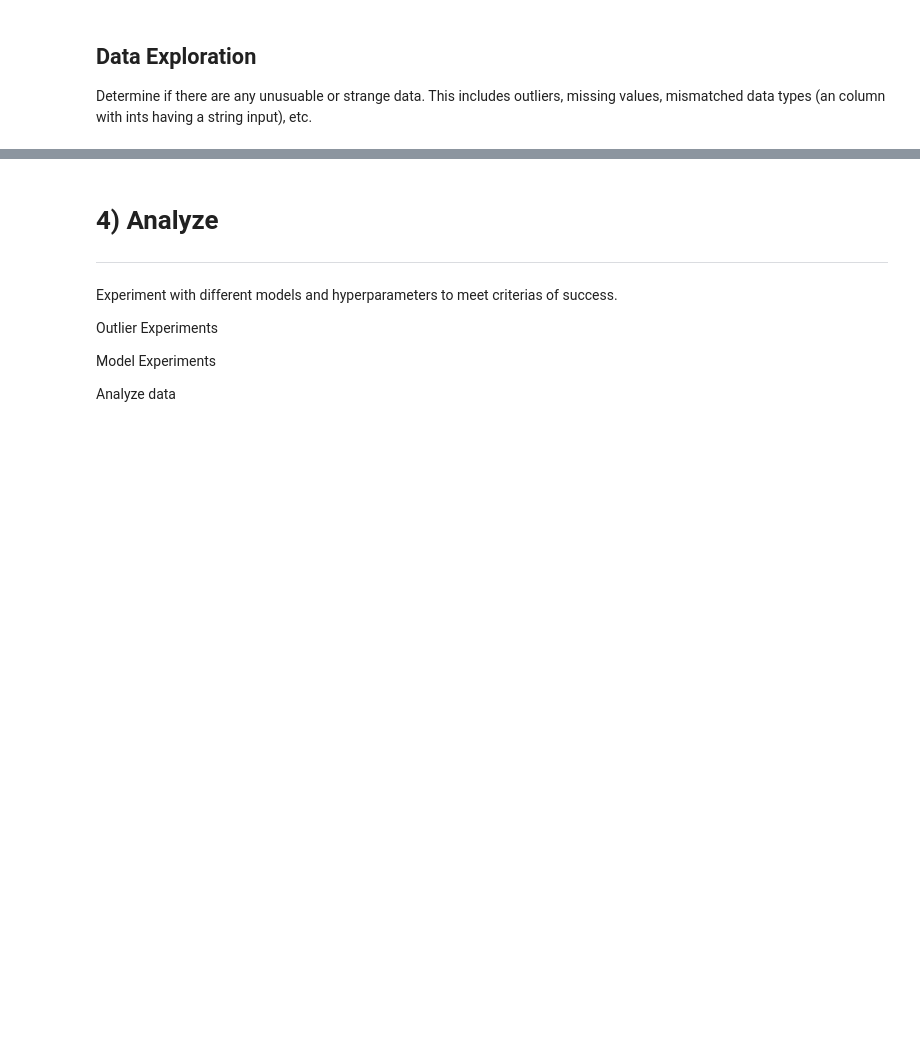
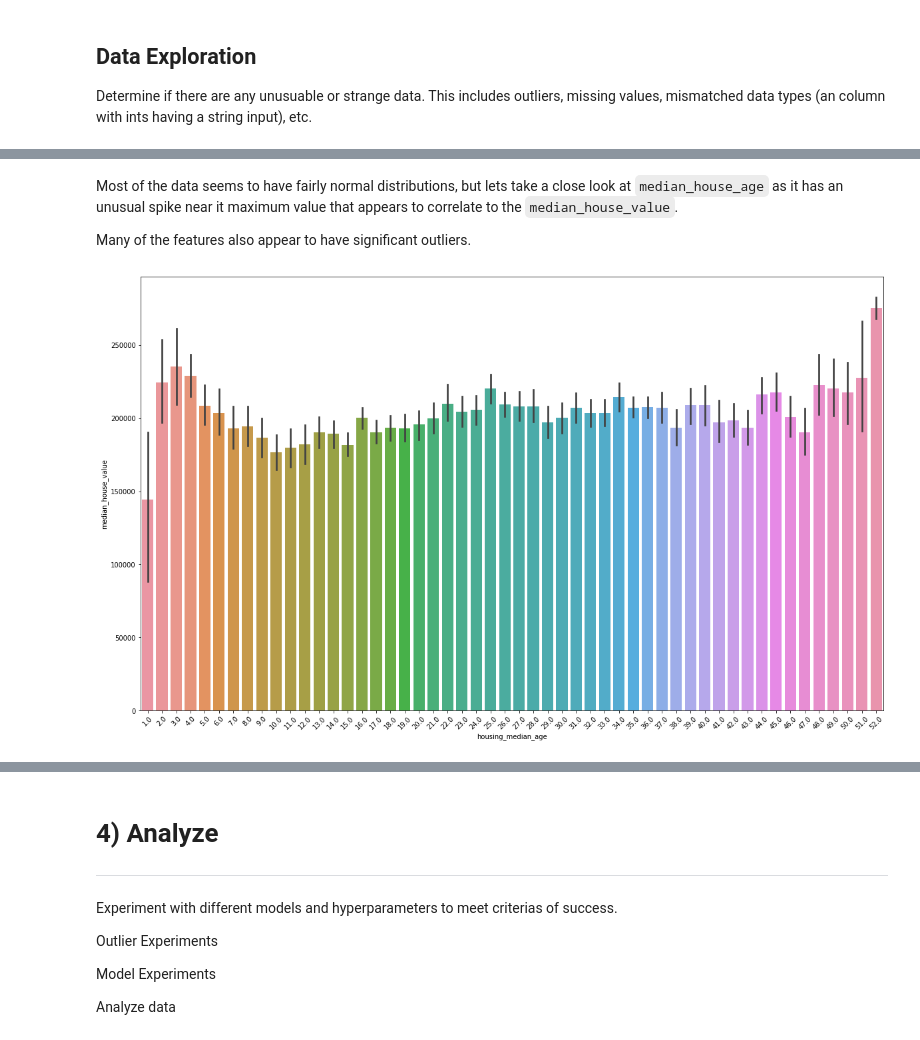
Before and after one commit to Kirlewn/Machine-Learning-Projects, a Jupyter notebook: Regression/california_housing_ml_notebook.ipynb, the cells around one changed output, grey strips where cells are left out. Saved outputs shown, nothing was run; the diff lists cells and outputs as text; code cells hidden in the pictures; blank space fills up the shorter version.

```diff
--- a/Regression/california_housing_ml_notebook.ipynb
+++ b/Regression/california_housing_ml_notebook.ipynb
@@ -93,0 +165,11 @@ Processed the data by cleaning it to make sure it was complete, correct, relevan
+# %% [markdown]
+Most of the data seems to have fairly normal distributions, but lets take a close look at `median_house_age` as it has an unusual spike near it maximum value that appears to correlate to the `median_house_value`.
+
+Many of the features also appear to have significant outliers.
+# %%
+# Let's visualize housing_median_age vs median_house_value
+fig = plt.figure(figsize = (20,12))
+sns.barplot(x = 'housing_median_age', y = 'median_house_value', data = data);
+plt.xticks(rotation = 45);
+# %% [output]
+[figure, added]
```
Also changed, not shown: parts of 25 cells of this notebook.
